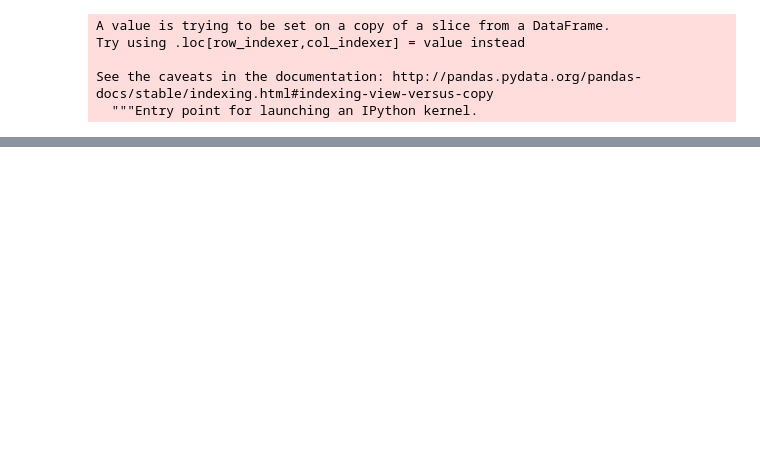
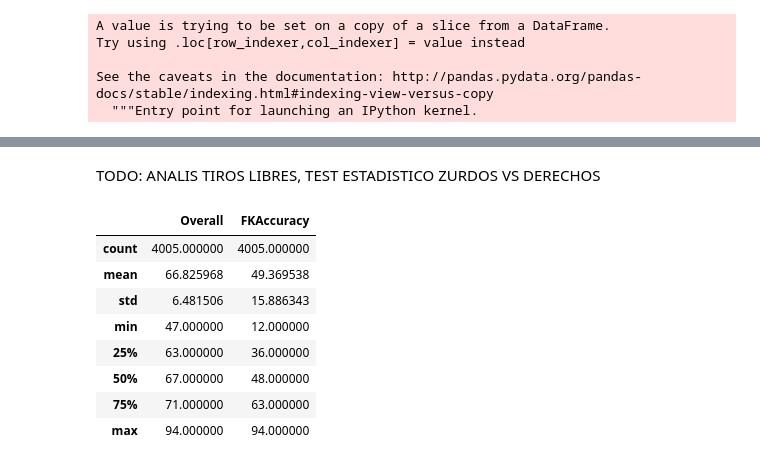
Before and after one commit to raulcarlomagno/dmuba-especializacion-futbol, a Jupyter notebook: main.ipynb, the cells around one changed output, grey strips where cells are left out. Saved outputs shown, nothing was run; the diff lists cells and outputs as text; code cells hidden in the pictures; blank space fills up the shorter version.

```diff
--- a/main.ipynb
+++ b/main.ipynb
@@ -1325,0 +1324,2 @@ TODO: ANALIS TIROS LIBRES, TEST ESTADISTICO ZURDOS VS DERECHOS
+# %% [markdown]
+TODO: ANALIS TIROS LIBRES, TEST ESTADISTICO ZURDOS VS DERECHOS
@@ -1325,0 +1332,12 @@ TODO: ANALIS TIROS LIBRES, TEST ESTADISTICO ZURDOS VS DERECHOS
+# %%
+zurdos.describe()
+# %% [output]
+|  | Overall | FKAccuracy |
+| count | 4005.000000 | 4005.000000 |
+| mean | 66.825968 | 49.369538 |
+| std | 6.481506 | 15.886343 |
+| min | 47.000000 | 12.000000 |
+| 25% | 63.000000 | 36.000000 |
+| 50% | 67.000000 | 48.000000 |
+| 75% | 71.000000 | 63.000000 |
+| max | 94.000000 | 94.000000 |
```
Also changed, not shown: parts of 42 cells of this notebook, 1 other file.
